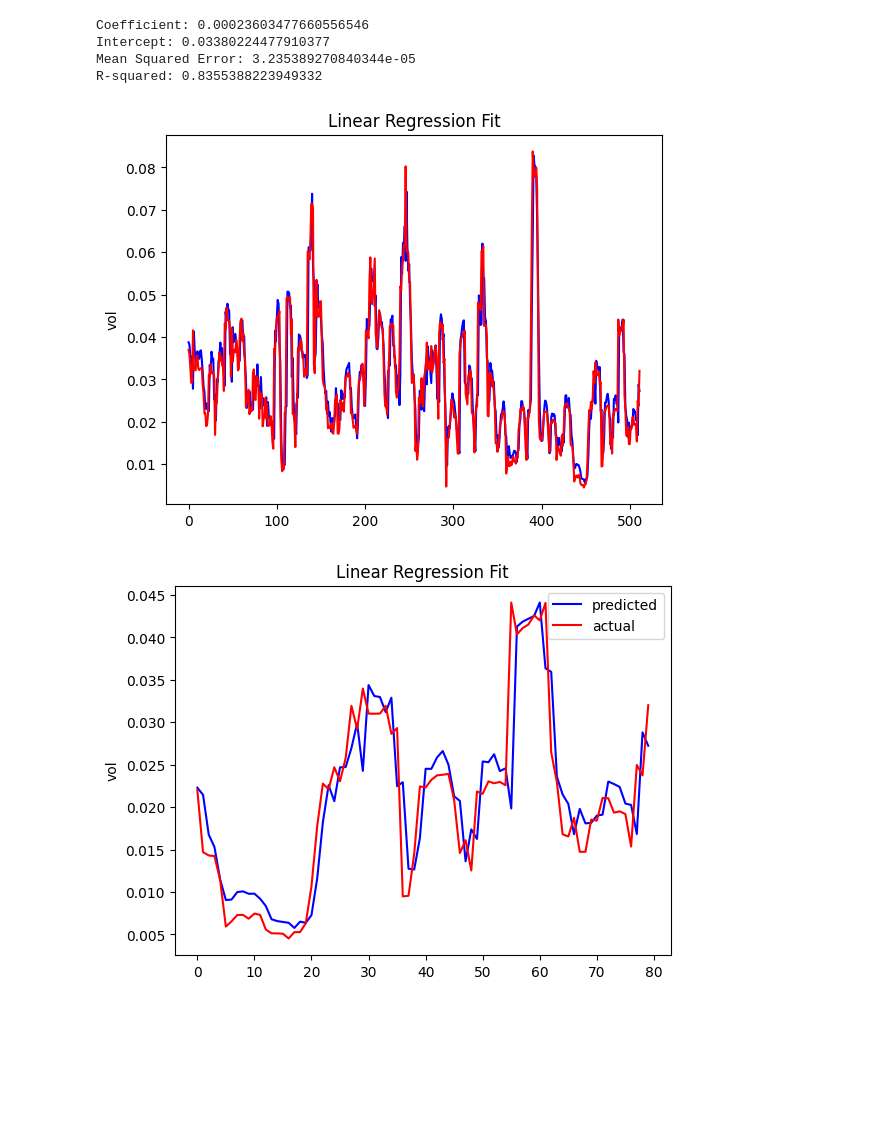
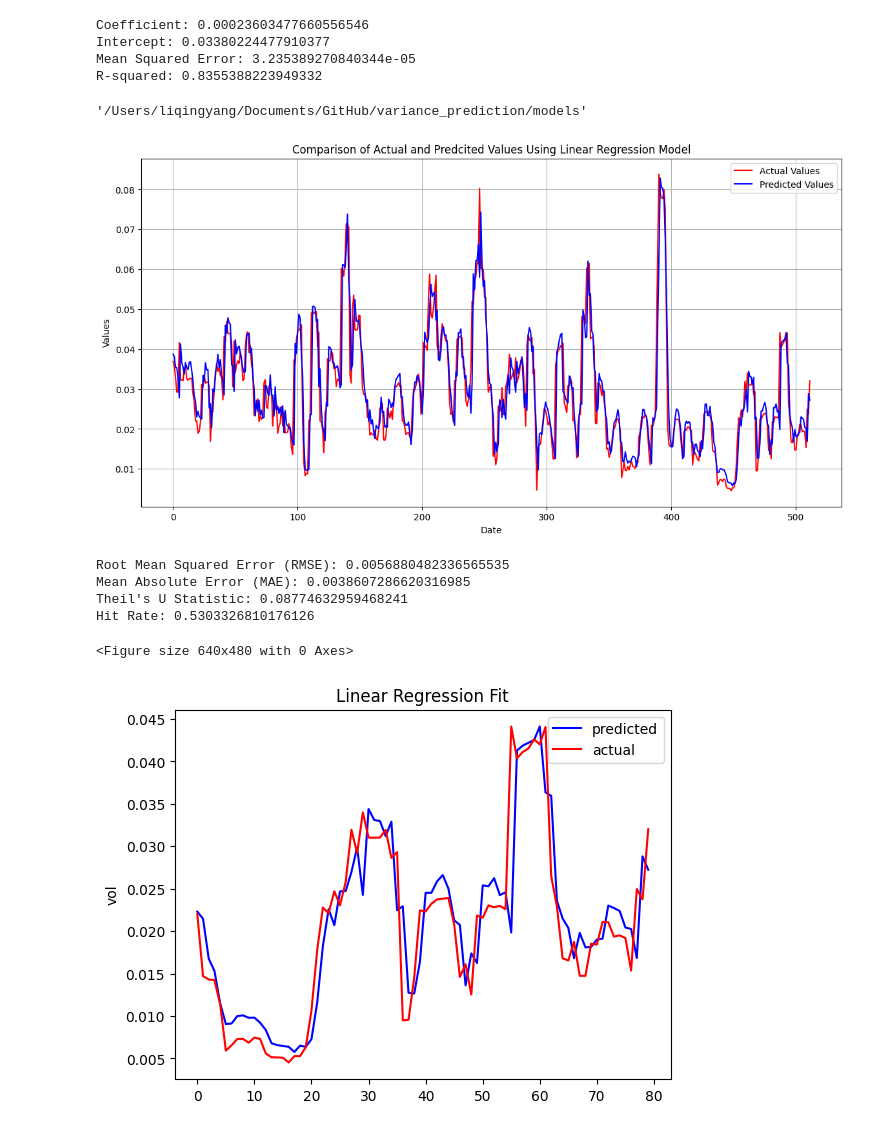
Before and after one commit to frankli073/variance_prediction, a Jupyter notebook: models/linear_regression.ipynb, the cells around one changed output. Saved outputs shown, nothing was run; the diff lists cells and outputs as text; code cells hidden in the pictures; blank space fills up the shorter version.

```diff
--- a/models/linear_regression.ipynb
+++ b/models/linear_regression.ipynb
@@ -71,14 +71,45 @@ Coefficient: 0.00023603477660556546
 Intercept: 0.03380224477910377
 Mean Squared Error: 3.235389270840344e-05
 R-squared: 0.8355388223949332
+# %%
+pwd
+# %% [output]
+'/Users/liqingyang/Documents/GitHub/variance_prediction/models'
 # %%
-plt.plot(y_pred, color='blue')  # regression line
-plt.plot(y_test, color='red')
-plt.ylabel("vol")
-plt.title("Linear Regression Fit")
+plt.figure(figsize=(14,7))
+
+plt.plot(y_test, label='Actual Values', color='red')
+plt.plot(y_pred, label='Predicted Values', color='blue')
+plt.title("Comparison of Actual and Predcited Values Using Linear Regression Model")
+plt.xlabel("Date")
+plt.ylabel("Values")
+plt.legend()
+plt.grid(True)
 plt.show()
+plt.savefig("/Users/liqingyang/Documents/GitHub/variance_prediction/model_outputs_graphs/linear_regression_all.png", format='png', dpi=300)
+
+from sklearn.metrics import mean_squared_error, mean_absolute_error
+# rmse = np.sqrt(mean_squared_error(y_test, y_pred))
+rmse_ = np.sqrt(mean_squared_error(y_test, y_pred))
+mae_ = mae(y_pred, y_test)
+# print("MAPE:", mape(y_pred, y_test))
+theils_u = theil_u_statistic(y_pred, y_test)
+
+actual_changes = np.diff(y_test.flatten())
+predicted_changes = np.diff(y_pred.flatten())
+hit_rate = np.mean(np.sign(actual_changes) == np.sign(predicted_changes))
+
+print("Root Mean Squared Error (RMSE):", rmse_)
+print("Mean Absolute Error (MAE):", mae_)
+print("Theil's U Statistic:", theils_u)
+print("Hit Rate:", hit_rate)
 # %% [output]
-[figure, old version]
+[figure, new version]
+Root Mean Squared Error (RMSE): 0.0056880482336565535
+Mean Absolute Error (MAE): 0.0038607286620316985
+Theil's U Statistic: 0.08774632959468241
+Hit Rate: 0.5303326810176126
+<Figure size 640x480 with 0 Axes>
 # %%
 plt.plot(y_pred[-80:], color='blue', label='predicted')  # regression line
 plt.plot(y_test[-80:], color='red', label='actual')
```
Also changed, not shown: 1 other file.
